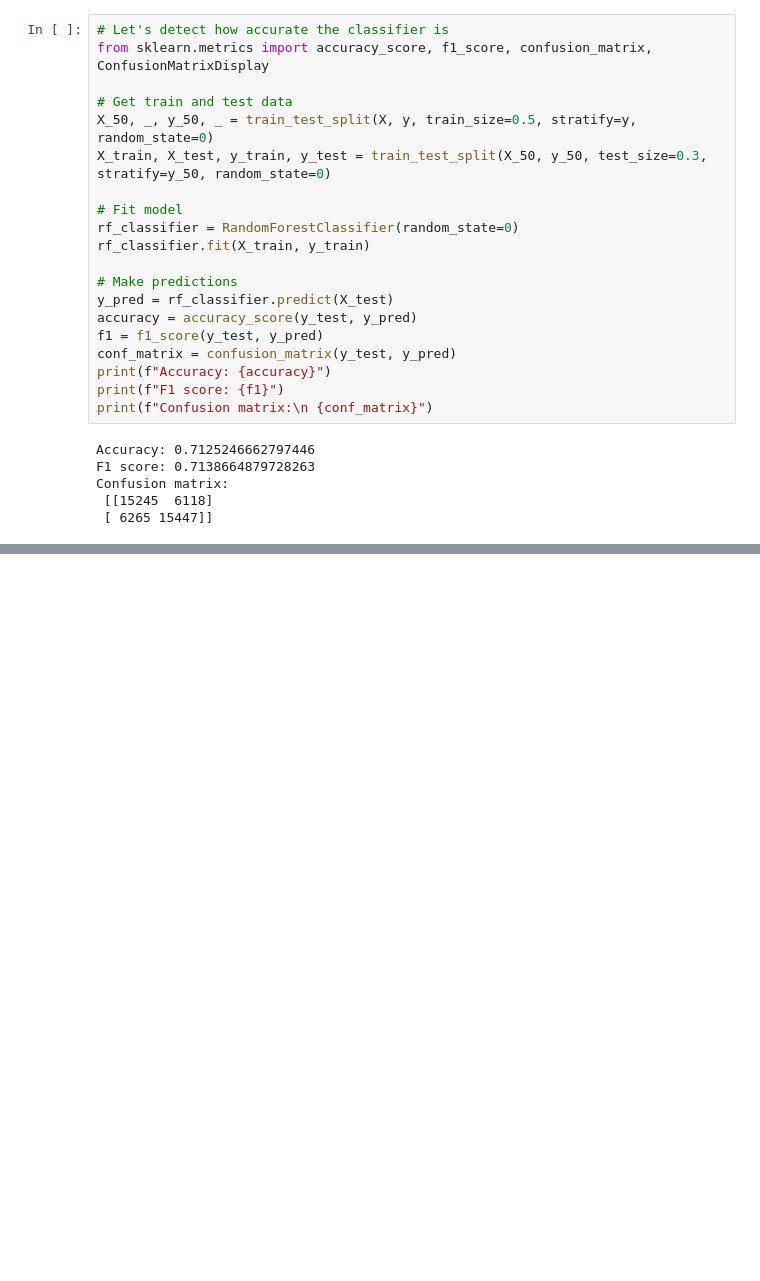
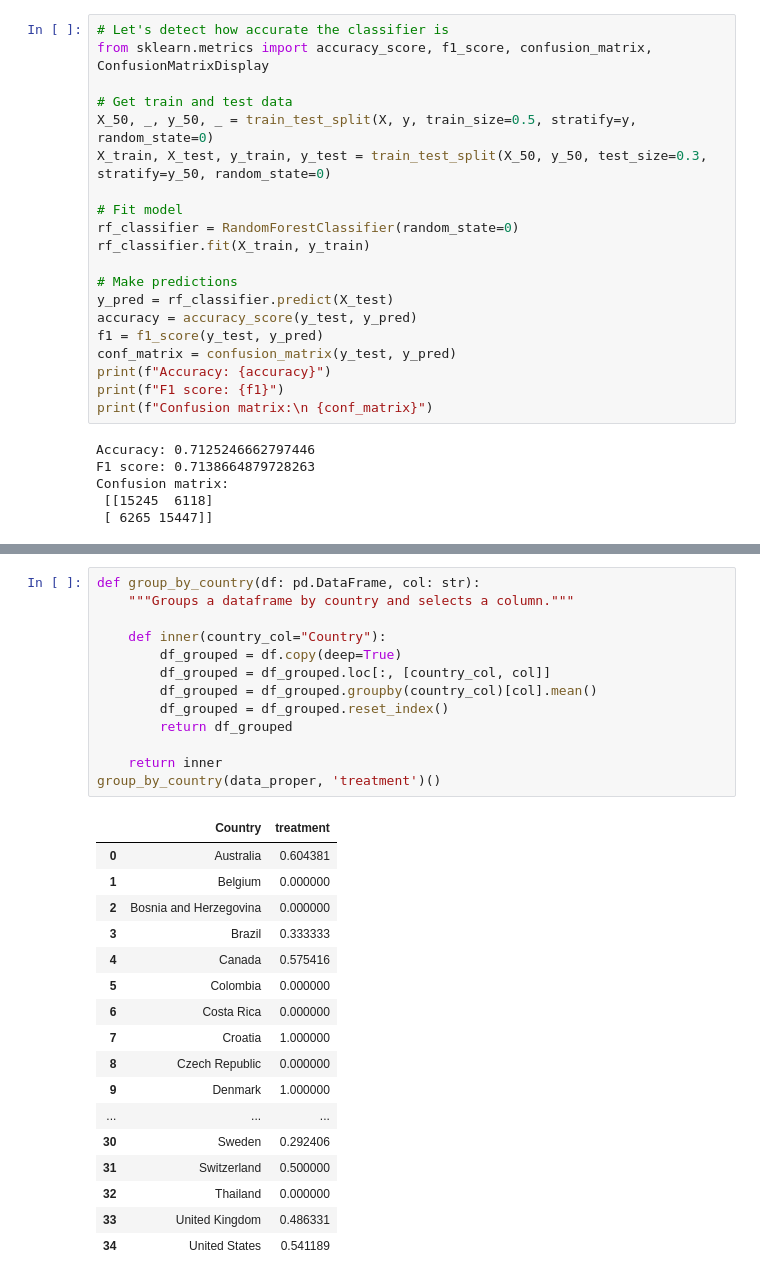
Before and after one commit to marbybr/2AMV10---Group-17, a Jupyter notebook: data_preparation.ipynb, the cells around one changed output, grey strips where cells are left out. Drawn from its saved outputs; the diff is of its cells as text; blank space fills up the shorter version.

```diff
--- a/data_preparation.ipynb
+++ b/data_preparation.ipynb
@@ -291,0 +303,31 @@ plt.show()
+# %%
+def group_by_country(df: pd.DataFrame, col: str):
+    """Groups a dataframe by country and selects a column."""
+
+    def inner(country_col="Country"):
+        df_grouped = df.copy(deep=True)
+        df_grouped = df_grouped.loc[:, [country_col, col]]
+        df_grouped = df_grouped.groupby(country_col)[col].mean()
+        df_grouped = df_grouped.reset_index()
+        return df_grouped
+
+    return inner
+group_by_country(data_proper, 'treatment')()
+# %% [output]
+|  | Country | treatment |
+| 0 | Australia | 0.604381 |
+| 1 | Belgium | 0.000000 |
+| 2 | Bosnia and Herzegovina | 0.000000 |
+| 3 | Brazil | 0.333333 |
+| 4 | Canada | 0.575416 |
+| 5 | Colombia | 0.000000 |
+| 6 | Costa Rica | 0.000000 |
+| 7 | Croatia | 1.000000 |
+| 8 | Czech Republic | 0.000000 |
+| 9 | Denmark | 1.000000 |
+| ... | ... | ... |
+| 30 | Sweden | 0.292406 |
+| 31 | Switzerland | 0.500000 |
+| 32 | Thailand | 0.000000 |
+| 33 | United Kingdom | 0.486331 |
+| 34 | United States | 0.541189 |
```
Also changed, not shown: parts of 5 cells of this notebook, 1 other file.
